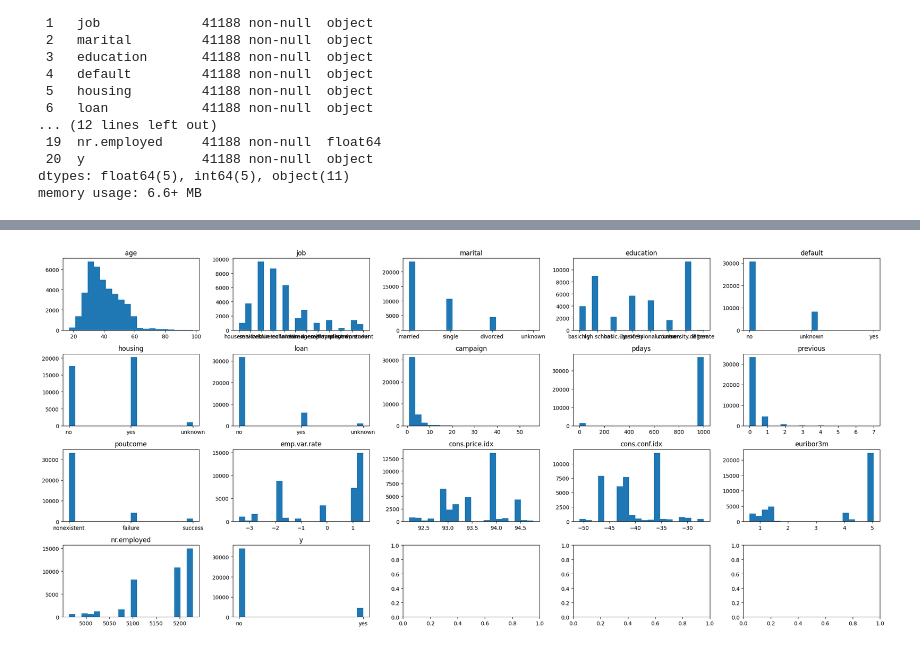
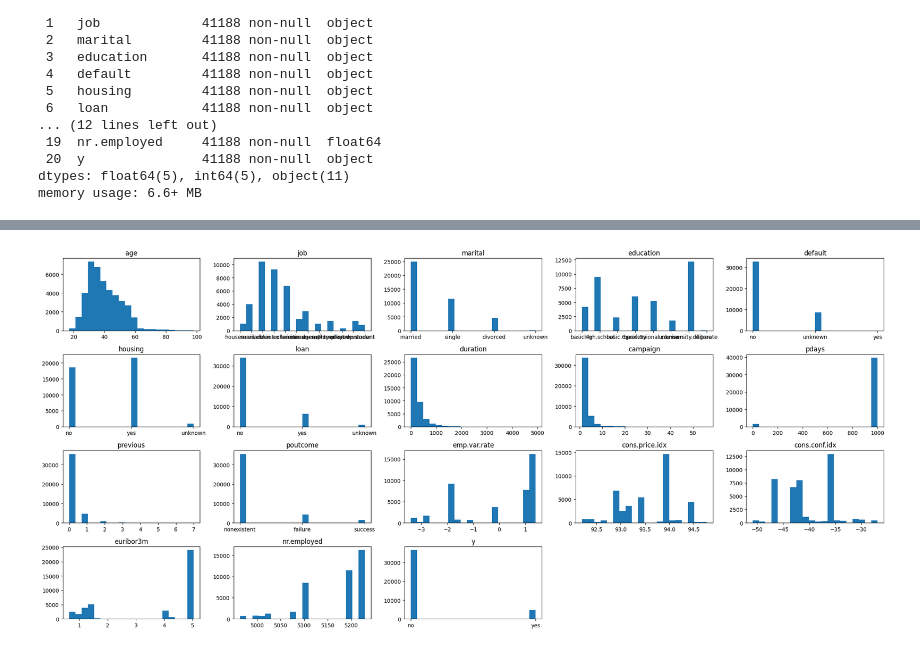
Before and after one commit to Yakondra/machine-learning-python-template, a Jupyter notebook: src/explore.ipynb, the cells around one changed output, grey strips where cells are left out. Saved outputs shown, nothing was run; the diff lists cells and outputs as text; code cells hidden in the pictures.

```diff
--- a/src/explore.ipynb
+++ b/src/explore.ipynb
@@ -62,5 +56,5 @@ data_bank.head(40)
 # %%
-filt_data = data_bank.drop(['contact', 'month', 'duration', 'day_of_week'], axis=1)
+filt_data = data_bank.drop(['contact', 'month', 'day_of_week'], axis=1)
 filt_data.info()
 #numerica: age, duration, campaign, pdays, previous, emp.var.rate, cons.price.idx, cons.conf.idx, euribor3m, nr.employed
 #categorica: job, marital, education, default, housing, loan, contact, month, day_of_week, poutcome,
@@ -98,43 +108,25 @@ filt_data.head()
 # %%
 import seaborn as sns
 import matplotlib.pyplot as plt
 
 #numerica: age, duration, campaign, pdays, previous, emp.var.rate, cons.price.idx, cons.conf.idx, euribor3m, nr.employed
 #categorica: job, marital, education, default, housing, loan, contact, month, day_of_week, poutcome,
 
-# fig, axes = plt.subplots(3, 3, figsize=(15, 10))
-
-# columns_to_plot = numericas.columns
-# print(columns_to_plot)
-
-# # Iterar sobre las columnas y crear los boxplots
-# for i, column in enumerate(columns_to_plot):
-
-#     sns.boxplot(ax=axes[i // 3, i % 3], data=clean_df, x=column)
-
-# fig, axes = plt.subplots(3, 3, figsize=(15, 10))
-
-# columns_to_plot = numericas.columns
-# print(columns_to_plot)
-
-# # Iterar sobre las columnas y crear los boxplots
-# for i, column in enumerate(columns_to_plot):
-
-#     sns.boxplot(ax=axes[i // 3, i % 3], data=clean_df, x=column)
-
 nrows = 4
 ncols = 5
 
-fig, axis = plt.subplots(ncols= ncols, nrows= nrows, figsize= (22, 10), constrained_layout=True)
+fig, axis = plt.subplots(ncols = ncols, nrows = nrows, figsize = (22, 10), constrained_layout = True)
 
 for n, col in enumerate(filt_data.columns):
     row = n // ncols
     col_id = n % ncols
     axis[row, col_id].hist(filt_data[col], bins= 20)
     axis[row, col_id].set_title(col)
 
 
 plt.tight_layout()
+fig.delaxes(axis[3, 3])
+fig.delaxes(axis[3, 4])
 plt.show()
 # %% [output]
-[figure, old version]
+[figure, new version]
```
Also changed, not shown: parts of 14 cells of this notebook.
